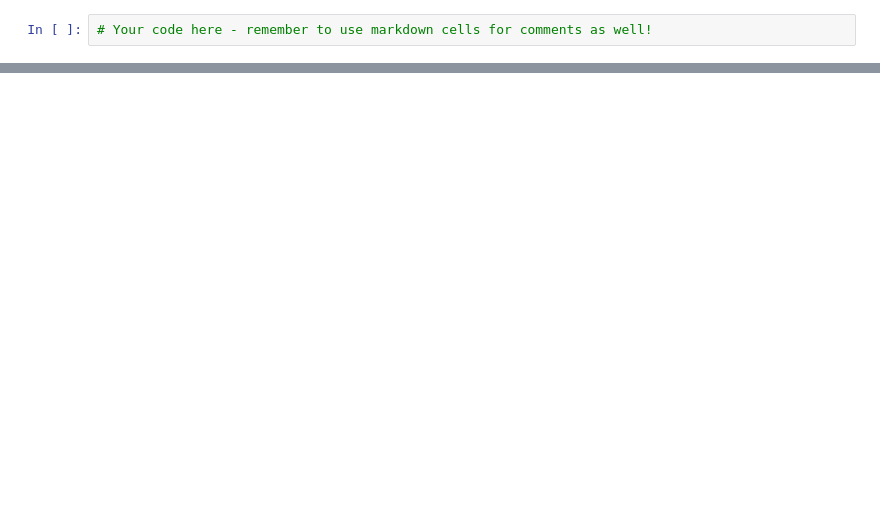
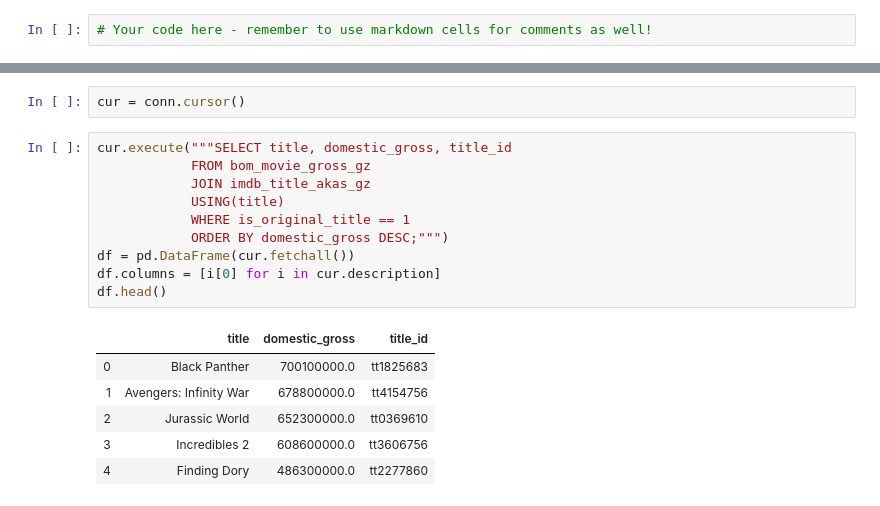
Before and after one commit to thomaskbrown18/dsc-mod-1-project-v2-1-onl01-dtsc-ft-052620, a Jupyter notebook: student.ipynb, the cells around one changed output, grey strips where cells are left out. Drawn from its saved outputs; the diff is of its cells as text; blank space fills up the shorter version.

```diff
--- a/student.ipynb
+++ b/student.ipynb
@@ -38,0 +126,19 @@ import seaborn as sns
+# %%
+cur = conn.cursor()
+# %%
+cur.execute("""SELECT title, domestic_gross, title_id
+            FROM bom_movie_gross_gz
+            JOIN imdb_title_akas_gz
+            USING(title)
+            WHERE is_original_title == 1
+            ORDER BY domestic_gross DESC;""")
+df = pd.DataFrame(cur.fetchall())
+df.columns = [i[0] for i in cur.description]
+df.head()
+# %% [output]
+|  | title | domestic_gross | title_id |
+| 0 | Black Panther | 700100000.0 | tt1825683 |
+| 1 | Avengers: Infinity War | 678800000.0 | tt4154756 |
+| 2 | Jurassic World | 652300000.0 | tt0369610 |
+| 3 | Incredibles 2 | 608600000.0 | tt3606756 |
+| 4 | Finding Dory | 486300000.0 | tt2277860 |
```
Also changed, not shown: parts of 19 cells of this notebook, 3 other files.
